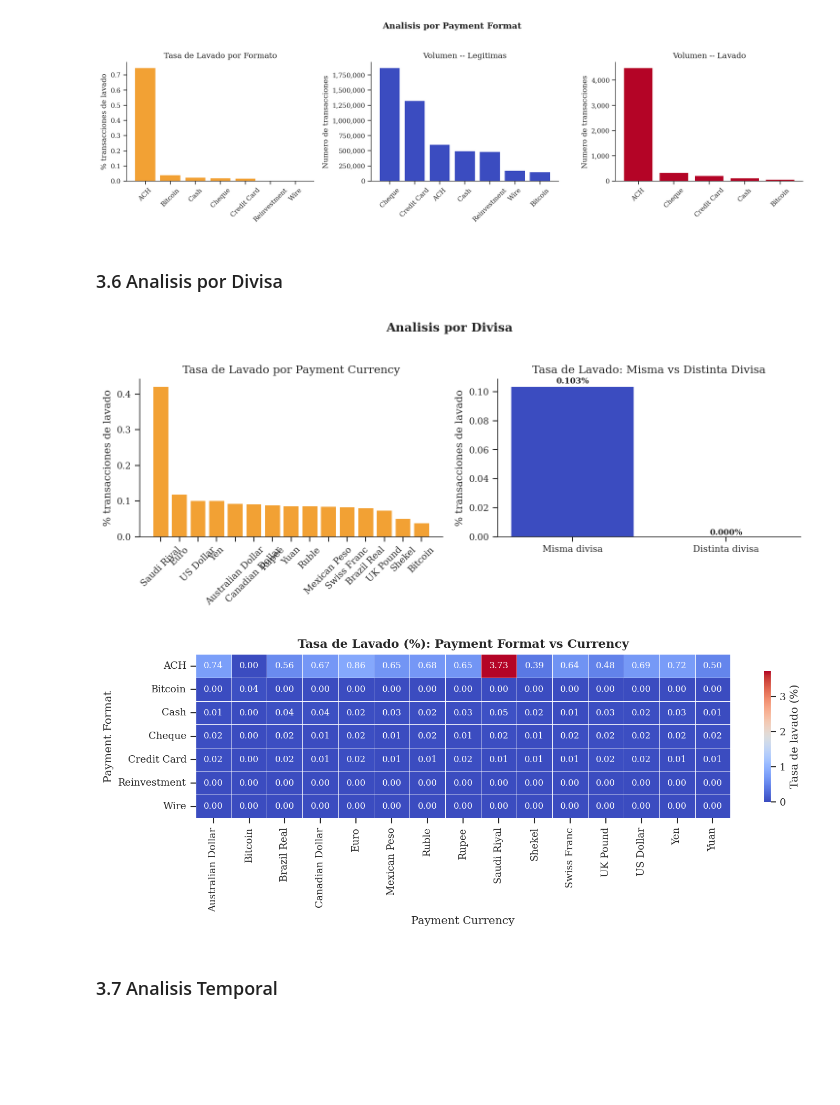
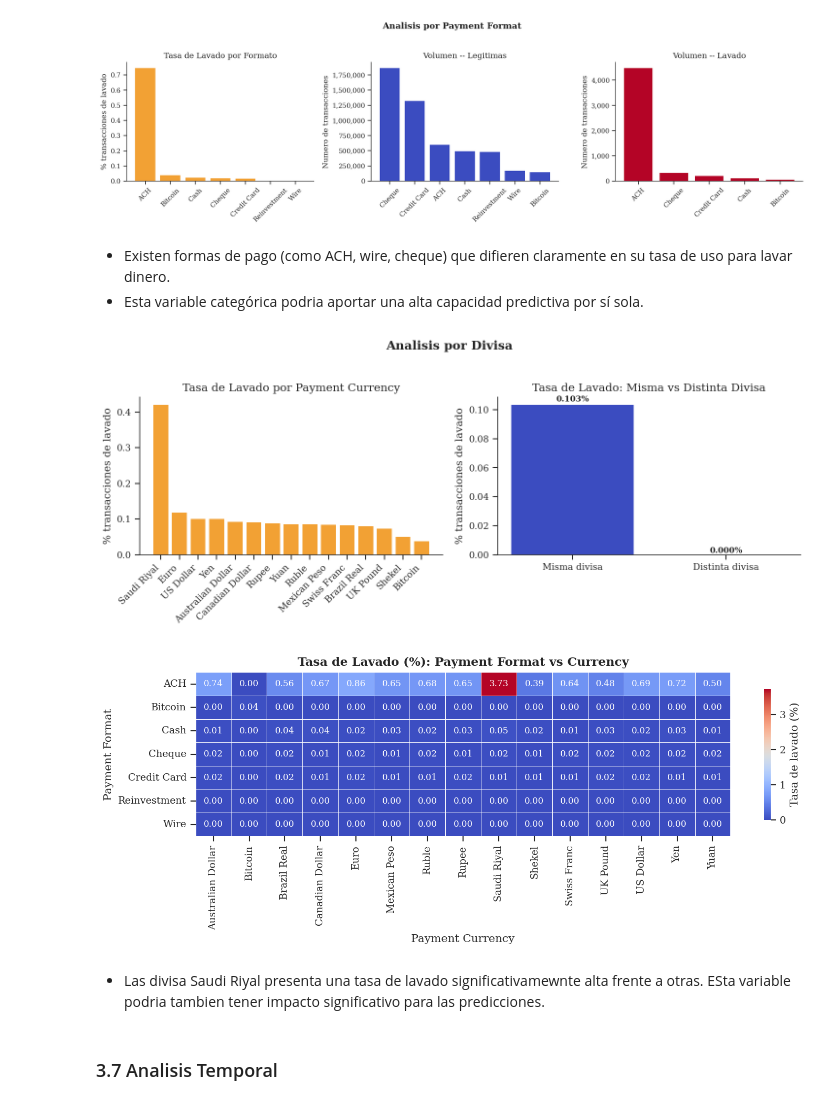
Before and after one commit to luencaro/anti-money-laundering-ml, a Jupyter notebook: Notebooks/EDA.ipynb, the cells around one changed output. Drawn from its saved outputs; the diff is of its cells as text; code cells hidden in the pictures; blank space fills up the shorter version.

```diff
--- a/Notebooks/EDA.ipynb
+++ b/Notebooks/EDA.ipynb
@@ -289,8 +288,10 @@ plt.tight_layout()
 plt.show()
 # %% [output]
 [figure]
-# %% [markdown]
-### 3.6 Analisis por Divisa
+# %% [markdown]
+
+*   Existen formas de pago (como ACH, wire, cheque) que difieren claramente en su tasa de uso para lavar dinero.
+*   Esta variable categórica podria aportar una alta capacidad predictiva por sí sola.
 # %%
 fig, axes = plt.subplots(1, 2, figsize=(10, 4))
 
@@ -299,35 +300,41 @@ axes[0].bar(fraud_rate_cur.index, fraud_rate_cur.values * 100, color=PALETTE['ac
 axes[0].set_title('Tasa de Lavado por Payment Currency')
 axes[0].set_ylabel('% transacciones de lavado')
 axes[0].tick_params(axis='x', rotation=45)
+# Alinear correctamente a la derecha para evitar superposición
+for tick in axes[0].get_xticklabels():
+    tick.set_ha('right')
 
 trans['Currency Mismatch'] = (trans['Payment Currency'] != trans['Receiving Currency']).astype(int)
 mismatch_rate = trans.groupby('Currency Mismatch')['Is Laundering'].mean()
 bar_labels = ['Misma divisa', 'Distinta divisa']
 bar_colors = [PALETTE['legit'], PALETTE['fraud']]
 bars = axes[1].bar(bar_labels, mismatch_rate.values * 100, color=bar_colors, edgecolor='none')
 axes[1].set_title('Tasa de Lavado: Misma vs Distinta Divisa')
 axes[1].set_ylabel('% transacciones de lavado')
 for bar, val in zip(bars, mismatch_rate.values):
     axes[1].text(bar.get_x() + bar.get_width() / 2, bar.get_height() * 1.01,
                  f'{val*100:.3f}%', ha='center', va='bottom', fontsize=8, fontweight='bold')
 
 fig.suptitle('Analisis por Divisa', fontweight='bold', y=1.02)
 sns.despine()
 plt.tight_layout()
 plt.show()
 
 # Heatmap con cmcrameri
 pivot = trans.groupby(['Payment Format', 'Payment Currency'])['Is Laundering'].mean().unstack(fill_value=0)
 fig, ax = plt.subplots(figsize=(10, 4))
 sns.heatmap(pivot * 100, cmap=HEATMAP_CMAP, annot=True, fmt='.2f', linewidths=0.3,
             linecolor='white', annot_kws={'size': 8},
             cbar_kws={'label': 'Tasa de lavado (%)', 'shrink': 0.8}, ax=ax)
 ax.set_title('Tasa de Lavado (%): Payment Format vs Currency', fontweight='bold')
 plt.tight_layout()
 plt.show()
 # %% [output]
-[figure, old version]
+[figure, new version]
 [figure]
+# %% [markdown]
+
+*   Las divisa Saudi Riyal presenta una tasa de lavado significativamewnte alta frente a otras. ESta variable podria tambien tener impacto significativo para las predicciones.
 # %% [markdown]
 ### 3.7 Analisis Temporal
 # %%
```
Also changed, not shown: parts of 26 cells of this notebook, 13 other files.
